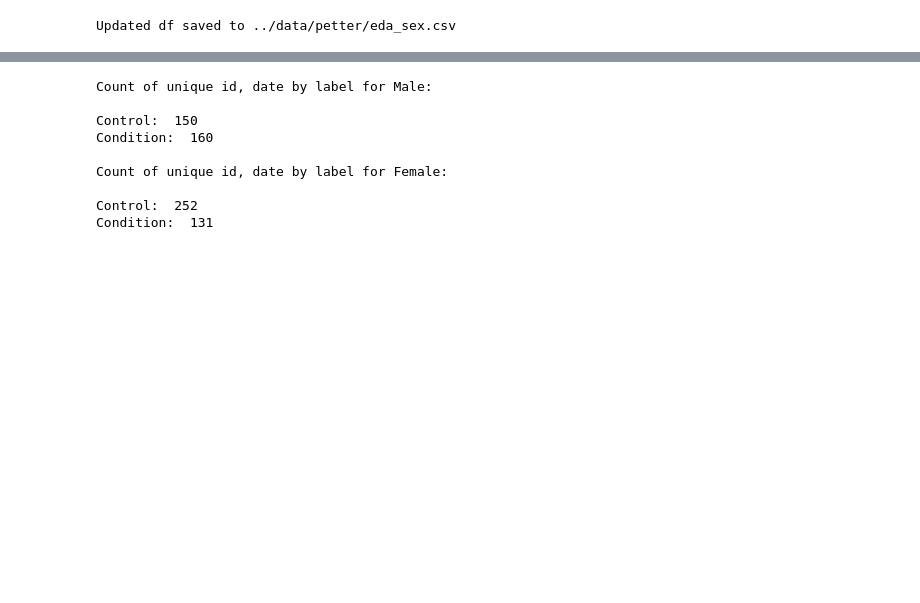
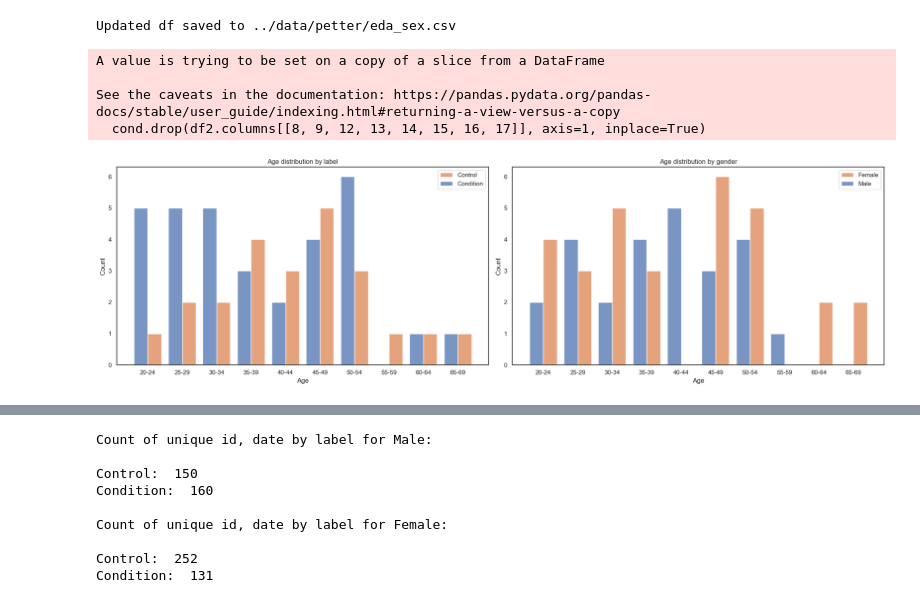
Before and after one commit to zoonalink/IGP-5, a Jupyter notebook: petter/wiki-eda.ipynb, the cells around one changed output, grey strips where cells are left out. Cells and saved outputs as stored; diff of their text form; code cells hidden in the pictures; blank space fills up the shorter version.

```diff
--- a/petter/wiki-eda.ipynb
+++ b/petter/wiki-eda.ipynb
@@ -553,4 +553,8 @@ plt.title("Activity by label")
 plt.show()
 # %% [output]
 [figure]
+# %%
+# save to CSV
+output_csv_path = '../data/petter/eda.csv'
+df.to_csv(output_csv_path, index=False)
 # %% [markdown]
@@ -602,8 +606,51 @@ scores_csv_path = '../data/depresjon/scores.csv'
 df2 = add_scores(df, scores_df=pd.read_csv(scores_csv_path), save_to_csv=True, output_csv_path='../data/petter/eda_sex.csv', include_all_labels=True)
 # %% [output]
 Updated df saved to ../data/petter/eda_sex.csv
+# %%
+# new df condition only
+cond = df2[df2['label'] == 1]
+cond.drop(df2.columns[[8, 9, 12, 13, 14, 15, 16, 17]], axis=1, inplace=True)
+#print(cond.head())
+# %% [output]
+A value is trying to be set on a copy of a slice from a DataFrame
+
+See the caveats in the documentation: https://pandas.pydata.org/pandas-docs/stable/user_guide/indexing.html#returning-a-view-versus-a-copy
+  cond.drop(df2.columns[[8, 9, 12, 13, 14, 15, 16, 17]], axis=1, inplace=True)
 # %%
 # drop cols with index 8, 9, 12-19
 cols = df2.columns[[8, 9, 12, 13, 14, 15, 16, 17, 18, 19]]
 df2.drop(cols, axis=1, inplace=True)
 #print(df2.info())
+# %%
+# create df with unique ids, age, sex, and label
+df3 = df2[['id', 'age', 'gender', 'label']].drop_duplicates()
+# %%
+# age correct order
+age_order = ['20-24', '25-29', '30-34', '35-39', '40-44', '45-49', '50-54', '55-59', '60-64', '65-69']
+
+# 'age' column to a category type
+df3['age'] = pd.Categorical(df3['age'], categories=age_order, ordered=True)
+
+fig, axs = plt.subplots(1, 2, figsize=(20, 6))
+
+# participants by label
+sns.histplot(data=df3, x='age', hue='label', multiple='dodge', shrink=.8, ax=axs[0])
+axs[0].set_title('Age distribution by label')
+axs[0].set_xlabel('Age')
+axs[0].set_ylabel('Count')
+# add legend where label 0 = control, label 1 = condition
+axs[0].legend(['Control', 'Condition'])
+
+
+# participants by gender
+sns.histplot(data=df3, x='age', hue='gender', multiple='dodge', shrink=.8, ax=axs[1])
+axs[1].set_title('Age distribution by gender')
+axs[1].set_xlabel('Age')
+axs[1].set_ylabel('Count')
+# add legend where gender 1 = female, gender 2 = male
+axs[1].legend(['Female', 'Male'])
+
+plt.tight_layout()
+plt.show()
+# %% [output]
+[figure, added]
```
Also changed, not shown: parts of 10 cells of this notebook, 2 other files.
